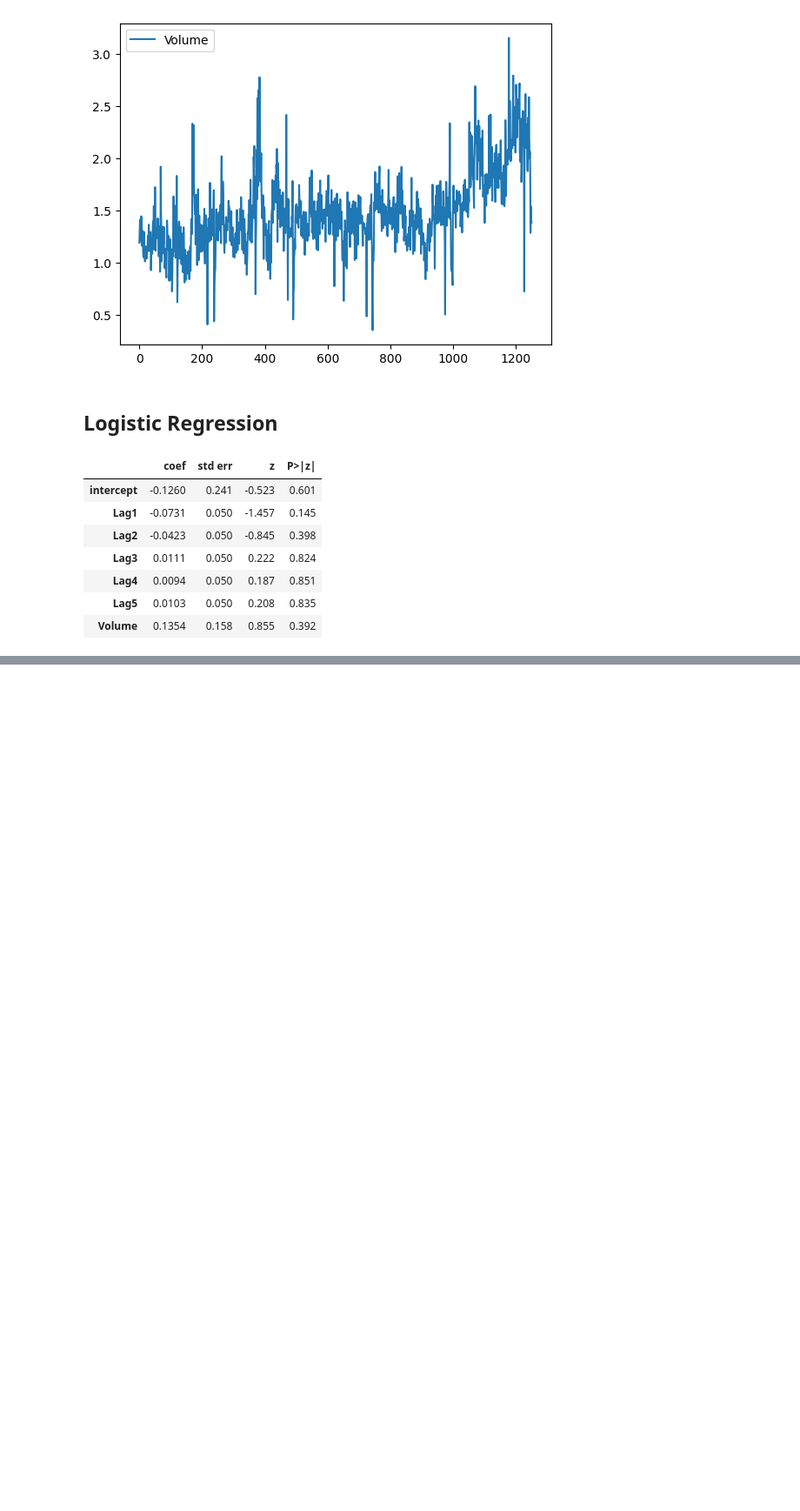
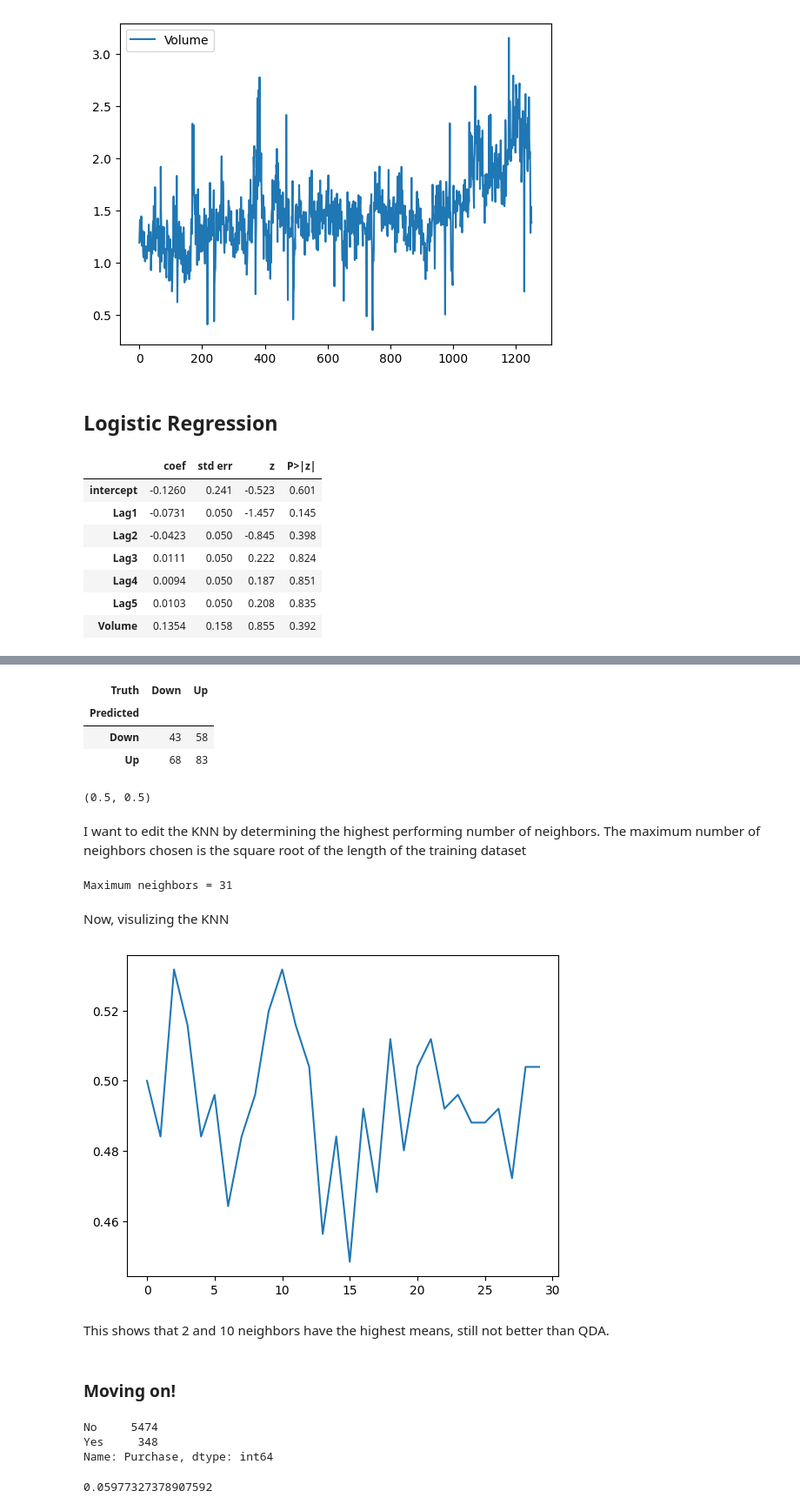
Before and after one commit to Naturalenemy07/CS543_ML, a Jupyter notebook: vscode/homework/ISLP_47.ipynb, the cells around one changed output, grey strips where cells are left out. Shown at 87% size. Saved outputs shown, nothing was run; the diff lists cells and outputs as text; code cells hidden in the pictures; blank space fills up the shorter version.

```diff
--- a/vscode/homework/ISLP_47.ipynb
+++ b/vscode/homework/ISLP_47.ipynb
@@ -75,0 +220,3 @@ summarize(results)
+# %%
+qda = QDA(store_covariance=True)
+qda.fit(X_train , L_train)
@@ -75,0 +250,3 @@ summarize(results)
+# %%
+NB = GaussianNB()
+NB.fit(X_train, L_train)
@@ -75,0 +297,52 @@ summarize(results)
+# %%
+knn1 = KNeighborsClassifier(n_neighbors =1)
+knn1.fit(X_train, L_train)
+knn1_pred = knn1.predict(X_test)
+confusion_table(knn1_pred , L_test)
+# %% [output]
+| Truth | Down | Up |
+| Predicted |  |  |
+| Down | 43 | 58 |
+| Up | 68 | 83 |
+# %%
+(83+43) /252, np.mean(knn1_pred == L_test)
+# %% [output]
+(0.5, 0.5)
+# %% [markdown]
+I want to edit the KNN by determining the highest performing number of neighbors. The maximum number of neighbors chosen is the square root of the length of the training dataset
+# %%
+import math
+knn_means = []
+max_n = int(math.sqrt(len(X_train)))
+
+for i in range (1, max_n):
+    knn = KNeighborsClassifier(n_neighbors =i)
+    knn_pred = knn.fit(X_train , L_train).predict(X_test)
+    knn_means.append(np.mean(knn_pred == L_test))
+
+print("Maximum neighbors =", max_n)
+# %% [output]
+Maximum neighbors = 31
+# %% [markdown]
+Now, visulizing the KNN
+# %%
+plt.plot(knn_means)
+plt.show()
+# %% [output]
+[figure, added]
+# %% [markdown]
+This shows that 2 and 10 neighbors have the highest means, still not better than QDA.
+# %% [markdown]
+### Moving on!
+# %%
+Caravan = load_data('Caravan')
+Purchase = Caravan.Purchase
+Purchase.value_counts ()
+# %% [output]
+No     5474
+Yes     348
+Name: Purchase, dtype: int64
+# %%
+348 / 5822
+# %% [output]
+0.05977327378907592
```
Also changed, not shown: parts of 72 cells of this notebook.
